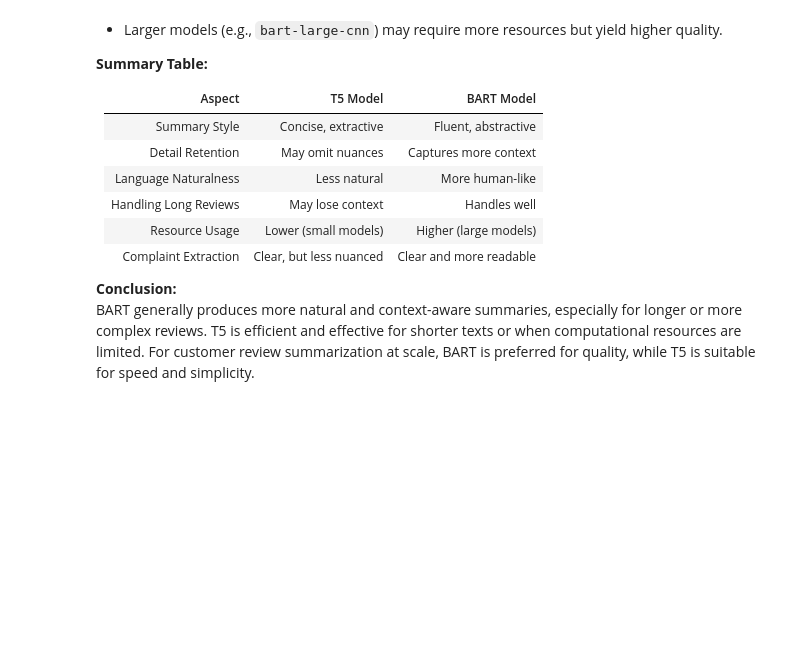
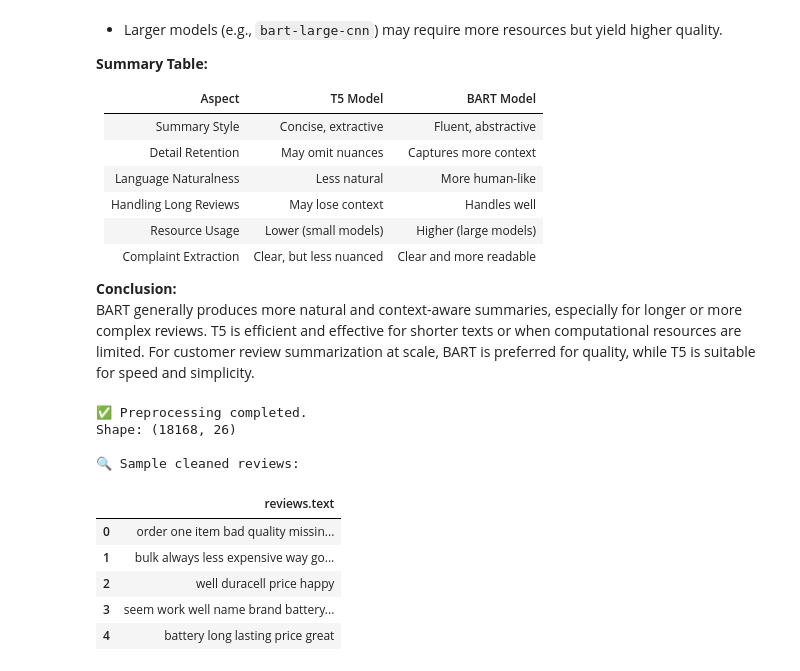
Before and after one commit to adriadi/project-nlp-business-case-automated-customers-reviews-v2, a Jupyter notebook: code/main.ipynb, the cells around one changed output. Cells and saved outputs as stored; diff of their text form; code cells hidden in the pictures; blank space fills up the shorter version.

Commit message:
added preprocessed data as well with changes to main - dropped the pipeline

```diff
--- a/code/main.ipynb
+++ b/code/main.ipynb
@@ -545,3 +565,27 @@ for idx, row in worst_products_bart.iterrows():
 
 **Conclusion:**
 BART generally produces more natural and context-aware summaries, especially for longer or more complex reviews. T5 is efficient and effective for shorter texts or when computational resources are limited. For customer review summarization at scale, BART is preferred for quality, while T5 is suitable for speed and simplicity.
+# %%
+# dropping preprossing pipeline
+from functions.preprocessing_pipeline import full_preprocess_reviews
+
+# df = load_data()
+
+df_clean = full_preprocess_reviews(df, column="reviews.text")
+
+# Preview results
+print("✅ Preprocessing completed.")
+print("Shape:", df_clean.shape)
+print("\n🔍 Sample cleaned reviews:")
+display(df_clean[["reviews.text"]].head(5))
+# %% [output]
+✅ Preprocessing completed.
+Shape: (18168, 26)
+
+🔍 Sample cleaned reviews:
+|  | reviews.text |
+| 0 | order one item bad quality missin... |
+| 1 | bulk always less expensive way go... |
+| 2 | well duracell price happy |
+| 3 | seem work well name brand battery... |
+| 4 | battery long lasting price great |
```
Also changed, not shown: parts of 2 cells of this notebook, 2 other files.
